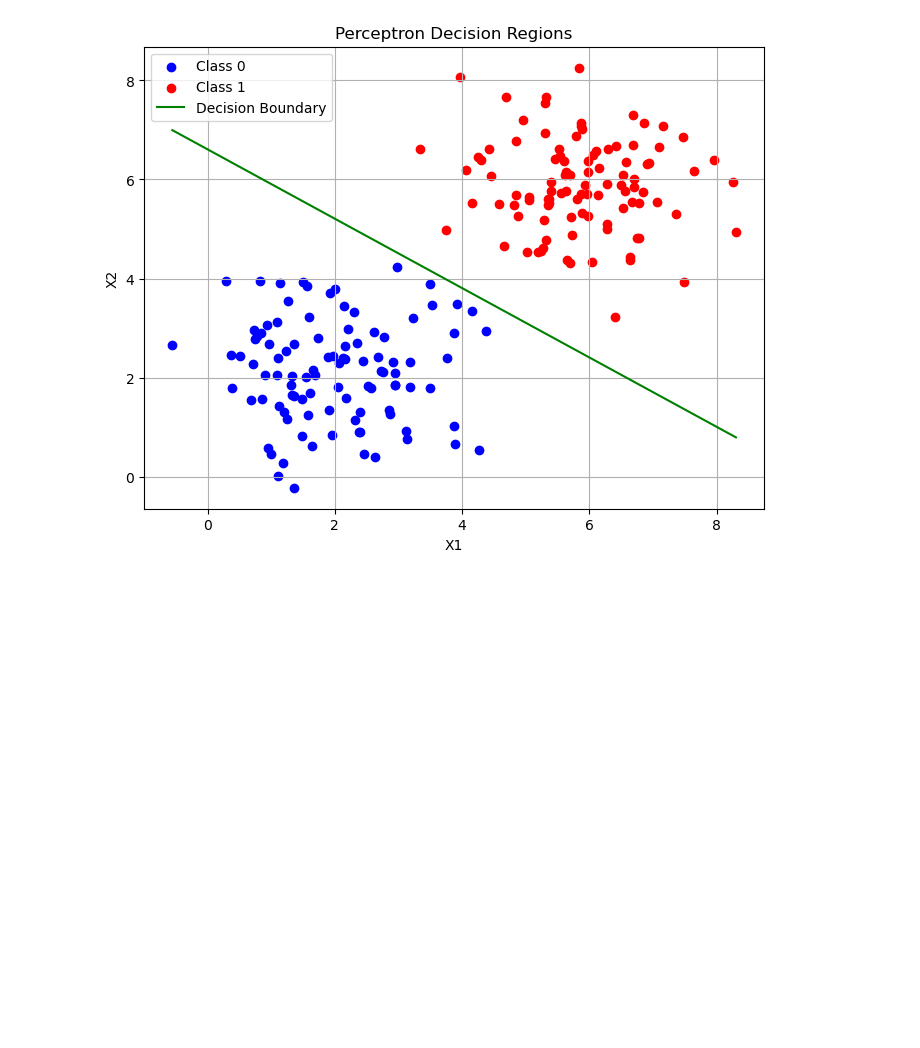
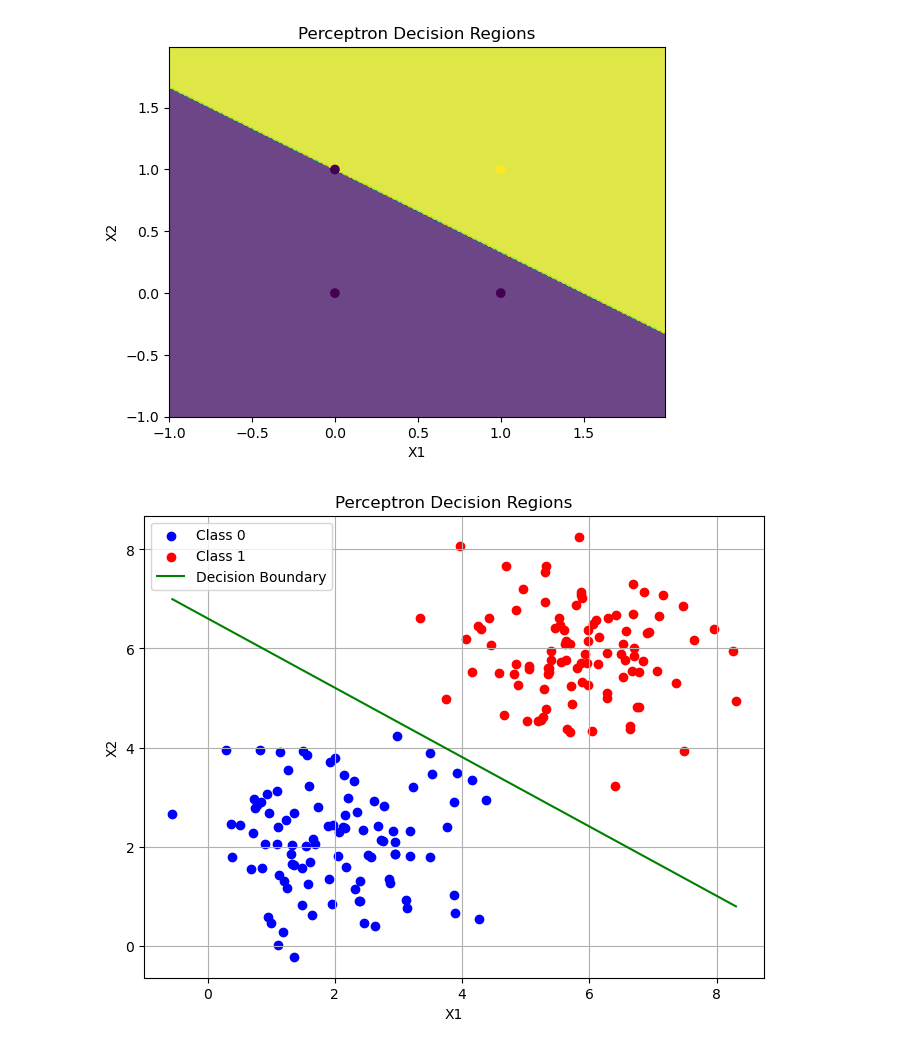
Before and after one commit to Abhishek-03113/ANN, a Jupyter notebook: perceptron.ipynb, the cells around one changed output. Saved outputs shown, nothing was run; the diff lists cells and outputs as text; code cells hidden in the pictures; blank space fills up the shorter version.

```diff
--- a/perceptron.ipynb
+++ b/perceptron.ipynb
@@ -40,3 +1,37 @@ Step 5: Display the plot.
+# %%
+import numpy as np
+import matplotlib.pyplot as plt
+
+X = np.array([[0, 0], [1, 0], [0, 1], [1, 1]])
+Y = np.array([-1, -1, -1, 1])
+
+w = np.zeros(X.shape[1])
+b = 0
+
+for _ in range(6):
+    for i in range(X.shape[0]):
+        y_pred = np.sign(np.dot(X[i], w) + b)
+
+        if y_pred != Y[i]:
+            w += 0.3 * Y[i] * X[i]
+            b += 0.3 * Y[i]
+
+x_min, x_max = X[:, 0].min() - 1, X[:, 0].max() + 1
+y_min, y_max = X[:, 1].min() - 1, X[:, 1].max() + 1
+xx, yy = np.meshgrid(np.arange(x_min, x_max, 0.01),
+                     np.arange(y_min, y_max, 0.01))
+
+Z = np.sign(np.dot(np.c_[xx.ravel(), yy.ravel()], w) + b)
+Z = Z.reshape(xx.shape)
+
+plt.contourf(xx, yy, Z, alpha=0.8)
+plt.scatter(X[:, 0], X[:, 1], c=Y)
+plt.xlabel('X1')
+plt.ylabel('X2')
+plt.title('Perceptron Decision Regions')
+plt.show()
+# %% [output]
+[figure, added]
 # %%
 import numpy as np
 import matplotlib.pyplot as plt
```
Also changed, not shown: parts of 1 cell of this notebook.
